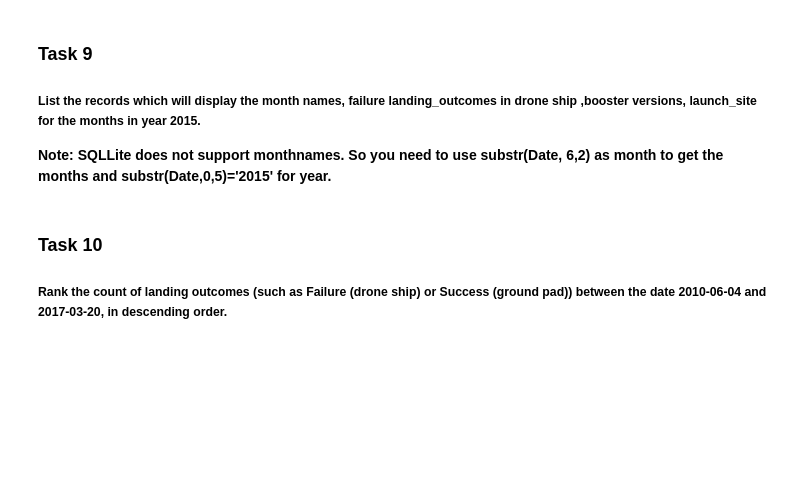
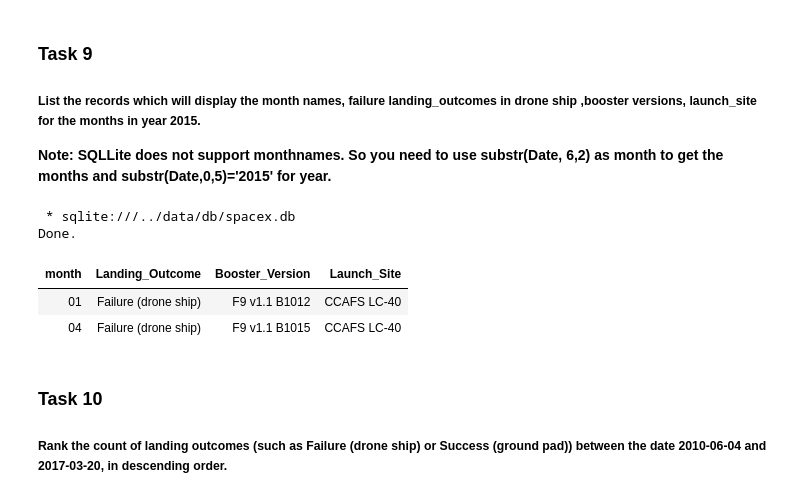
Before and after one commit to agnoevoy/spacex-capstone-project, a Jupyter notebook: notebooks/04_EDA_sql_coursera_sqllite.ipynb, the cells around one changed output. Saved outputs shown, nothing was run; the diff lists cells and outputs as text; code cells hidden in the pictures; blank space fills up the shorter version.

```diff
--- a/notebooks/04_EDA_sql_coursera_sqllite.ipynb
+++ b/notebooks/04_EDA_sql_coursera_sqllite.ipynb
@@ -357,6 +357,23 @@ Done.
 ##### List the records which will display the month names, failure landing_outcomes in drone ship ,booster versions, launch_site for the months in year 2015.
 
 **Note: SQLLite does not support monthnames. So you need to use  substr(Date, 6,2) as month to get the months and substr(Date,0,5)='2015' for year.**
+# %%
+%%sql
+select
+substr(Date,6,2) as month
+, Landing_Outcome
+, Booster_Version
+, Launch_Site
+from SPACEXTABLE
+where
+substr(Date,0,5) = '2015'
+and Landing_Outcome = 'Failure (drone ship)'
+# %% [output]
+ * sqlite:///../data/db/spacex.db
+Done.
+| month | Landing_Outcome | Booster_Version | Launch_Site |
+| 01 | Failure (drone ship) | F9 v1.1 B1012 | CCAFS LC-40 |
+| 04 | Failure (drone ship) | F9 v1.1 B1015 | CCAFS LC-40 |
 # %% [markdown]
 ### Task 10
 
```
Also changed, not shown: parts of 1 cell of this notebook, 2 other files.
